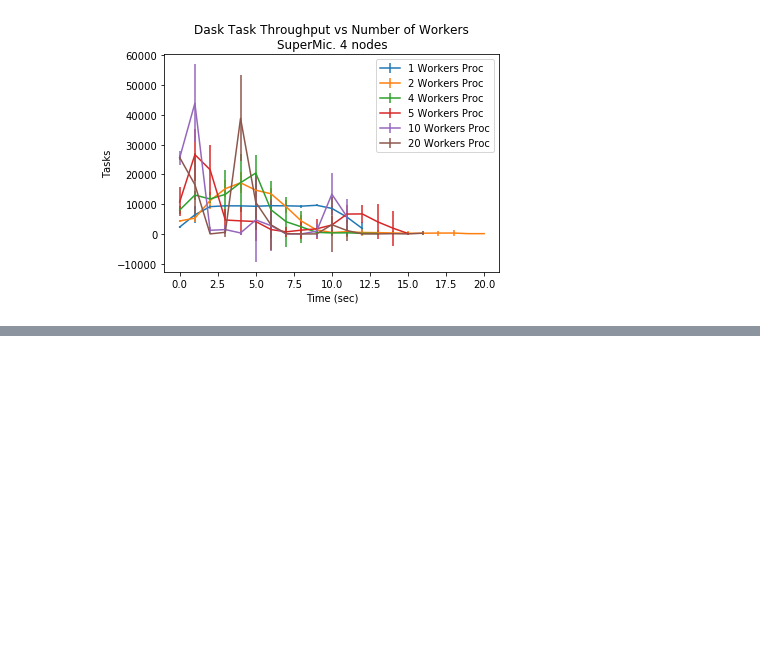
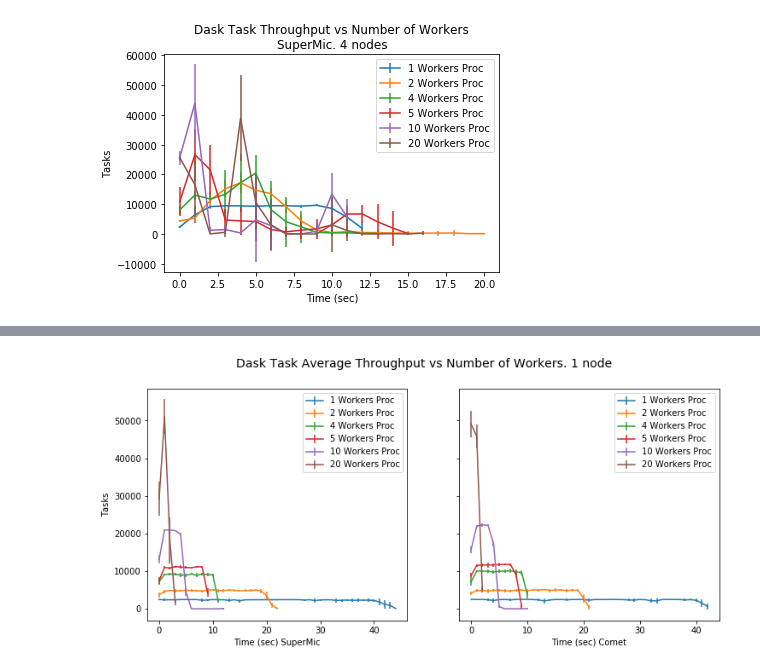
Before and after one commit to radical-experiments/midas_exps, a Jupyter notebook: dask/DaskAnalysisThroughput3.ipynb, the cells around one changed output, grey strips where cells are left out. Saved outputs shown, nothing was run; the diff lists cells and outputs as text; code cells hidden in the pictures; blank space fills up the shorter version.

```diff
--- a/dask/DaskAnalysisThroughput3.ipynb
+++ b/dask/DaskAnalysisThroughput3.ipynb
@@ -461,0 +549,94 @@ plt.legend()
+# %%
+fig,axes = plt.subplots(nrows=1, ncols=2,sharey='row')
+fig.set_size_inches(12,5)
+axes[0].errorbar(range(0,DistHistS_1p_1.shape[1]),DistHistS_1p_1.mean(0),yerr=DistHistS_1p_1.std(0),label='1 Workers Proc')
+axes[0].errorbar(range(0,DistHistS_2p_1.shape[1]),DistHistS_2p_1.mean(0),yerr=DistHistS_2p_1.std(0),label='2 Workers Proc')
+axes[0].errorbar(range(0,DistHistS_4p_1.shape[1]),DistHistS_4p_1.mean(0),yerr=DistHistS_4p_1.std(0),label='4 Workers Proc')
+axes[0].errorbar(range(0,DistHistS_5p_1.shape[1]),DistHistS_5p_1.mean(0),yerr=DistHistS_5p_1.std(0),label='5 Workers Proc')
+axes[0].errorbar(range(0,DistHistS_10p_1.shape[1]),DistHistS_10p_1.mean(0),yerr=DistHistS_10p_1.std(0),label='10 Workers Proc')
+axes[0].errorbar(range(0,DistHistS_20p_1.shape[1]),DistHistS_20p_1.mean(0),yerr=DistHistS_20p_1.std(0),label='20 Workers Proc')
+axes[0].set_xlabel('Time (sec) SuperMic')
+axes[0].set_ylabel('Tasks')
+axes[0].legend()
+axes[1].errorbar(range(0,DistHistC20_1p_1.shape[1]),DistHistC20_1p_1.mean(0),yerr=DistHistC20_1p_1.std(0),label='1 Workers Proc')
+axes[1].errorbar(range(0,DistHistC20_2p_1.shape[1]),DistHistC20_2p_1.mean(0),yerr=DistHistC20_2p_1.std(0),label='2 Workers Proc')
+axes[1].errorbar(range(0,DistHistC20_4p_1.shape[1]),DistHistC20_4p_1.mean(0),yerr=DistHistC20_4p_1.std(0),label='4 Workers Proc')
+axes[1].errorbar(range(0,DistHistC20_5p_1.shape[1]),DistHistC20_5p_1.mean(0),yerr=DistHistC20_5p_1.std(0),label='5 Workers Proc')
+axes[1].errorbar(range(0,DistHistC20_10p_1.shape[1]),DistHistC20_10p_1.mean(0),yerr=DistHistC20_10p_1.std(0),label='10 Workers Proc')
+axes[1].errorbar(range(0,DistHistC20_20p_1.shape[1]),DistHistC20_20p_1.mean(0),yerr=DistHistC20_20p_1.std(0),label='20 Workers Proc')
+axes[1].set_xlabel('Time (sec) Comet')
+axes[1].legend()
+fig.suptitle('Dask Task Average Throughput vs Number of Workers. 1 node',fontsize=14)
+plt.savefig('daskAverThputvsProcsCometSup1node.pdf',dpi=800,bbox_inches='tight')
+plt.savefig('daskAverThputvsProcsCometSup1node.png',dpi=800,bbox_inches='tight')
+
+fig,axes = plt.subplots(nrows=1, ncols=2,sharey='row')
+fig.set_size_inches(12,5)
+axes[0].errorbar(range(0,DistHistS_1p_2.shape[1]),DistHistS_1p_2.mean(0),yerr=DistHistS_1p_2.std(0),label='1 Workers Proc')
+axes[0].errorbar(range(0,DistHistS_2p_2.shape[1]),DistHistS_2p_2.mean(0),yerr=DistHistS_2p_2.std(0),label='2 Workers Proc')
+axes[0].errorbar(range(0,DistHistS_4p_2.shape[1]),DistHistS_4p_2.mean(0),yerr=DistHistS_4p_2.std(0),label='4 Workers Proc')
+axes[0].errorbar(range(0,DistHistS_5p_2.shape[1]),DistHistS_5p_2.mean(0),yerr=DistHistS_5p_2.std(0),label='5 Workers Proc')
+axes[0].errorbar(range(0,DistHistS_10p_2.shape[1]),DistHistS_10p_2.mean(0),yerr=DistHistS_10p_2.std(0),label='10 Workers Proc')
+axes[0].errorbar(range(0,DistHistS_20p_2.shape[1]),DistHistS_20p_2.mean(0),yerr=DistHistS_20p_2.std(0),label='20 Workers Proc')
+axes[0].set_xlabel('Time (sec) SuperMic')
+axes[0].set_ylabel('Tasks')
+axes[0].legend()
+axes[1].errorbar(range(0,DistHistC20_1p_2.shape[1]),DistHistC20_1p_2.mean(0),yerr=DistHistC20_1p_2.std(0),label='1 Workers Proc')
+axes[1].errorbar(range(0,DistHistC20_2p_2.shape[1]),DistHistC20_2p_2.mean(0),yerr=DistHistC20_2p_2.std(0),label='2 Workers Proc')
+axes[1].errorbar(range(0,DistHistC20_4p_2.shape[1]),DistHistC20_4p_2.mean(0),yerr=DistHistC20_4p_2.std(0),label='4 Workers Proc')
+axes[1].errorbar(range(0,DistHistC20_5p_2.shape[1]),DistHistC20_5p_2.mean(0),yerr=DistHistC20_5p_2.std(0),label='5 Workers Proc')
+axes[1].errorbar(range(0,DistHistC20_10p_2.shape[1]),DistHistC20_10p_2.mean(0),yerr=DistHistC20_10p_2.std(0),label='10 Workers Proc')
+axes[1].errorbar(range(0,DistHistC20_20p_2.shape[1]),DistHistC20_20p_2.mean(0),yerr=DistHistC20_20p_2.std(0),label='20 Workers Proc')
+axes[1].set_xlabel('Time (sec) Comet')
+axes[1].legend()
+fig.suptitle('Dask Task Average Throughput vs Number of Workers. 2 nodes',fontsize=14)
+plt.savefig('daskAverThputvsProcsCometSup2nodes.pdf',dpi=800,bbox_inches='tight')
+plt.savefig('daskAverThputvsProcsCometSup2nodes.png',dpi=800,bbox_inches='tight')
+
+fig,axes = plt.subplots(nrows=1, ncols=2,sharey='row')
+fig.set_size_inches(12,5)
+axes[0].errorbar(range(0,DistHistS_1p_3.shape[1]),DistHistS_1p_3.mean(0),yerr=DistHistS_1p_3.std(0),label='1 Workers Proc')
+axes[0].errorbar(range(0,DistHistS_2p_3.shape[1]),DistHistS_2p_3.mean(0),yerr=DistHistS_2p_3.std(0),label='2 Workers Proc')
+axes[0].errorbar(range(0,DistHistS_4p_3.shape[1]),DistHistS_4p_3.mean(0),yerr=DistHistS_4p_3.std(0),label='4 Workers Proc')
+axes[0].errorbar(range(0,DistHistS_5p_3.shape[1]),DistHistS_5p_3.mean(0),yerr=DistHistS_5p_3.std(0),label='5 Workers Proc')
+axes[0].errorbar(range(0,DistHistS_10p_3.shape[1]),DistHistS_10p_3.mean(0),yerr=DistHistS_10p_3.std(0),label='10 Workers Proc')
+axes[0].errorbar(range(0,DistHistS_20p_3.shape[1]),DistHistS_20p_3.mean(0),yerr=DistHistS_20p_3.std(0),label='20 Workers Proc')
+axes[0].set_xlabel('Time (sec) SuperMic')
+axes[0].set_ylabel('Tasks')
+axes[0].legend()
+axes[1].errorbar(range(0,DistHistC20_1p_3.shape[1]),DistHistC20_1p_3.mean(0),yerr=DistHistC20_1p_3.std(0),label='1 Workers Proc')
+axes[1].errorbar(range(0,DistHistC20_2p_3.shape[1]),DistHistC20_2p_3.mean(0),yerr=DistHistC20_2p_3.std(0),label='2 Workers Proc')
+axes[1].errorbar(range(0,DistHistC20_4p_3.shape[1]),DistHistC20_4p_3.mean(0),yerr=DistHistC20_4p_3.std(0),label='4 Workers Proc')
+axes[1].errorbar(range(0,DistHistC20_5p_3.shape[1]),DistHistC20_5p_3.mean(0),yerr=DistHistC20_5p_3.std(0),label='5 Workers Proc')
+axes[1].errorbar(range(0,DistHistC20_10p_3.shape[1]),DistHistC20_10p_3.mean(0),yerr=DistHistC20_10p_3.std(0),label='10 Workers Proc')
+axes[1].errorbar(range(0,DistHistC20_20p_3.shape[1]),DistHistC20_20p_3.mean(0),yerr=DistHistC20_20p_3.std(0),label='20 Workers Proc')
+axes[1].set_xlabel('Time (sec) Comet')
+axes[1].legend()
+fig.suptitle('Dask Task Average Throughput vs Number of Workers. 3 nodes',fontsize=14)
+plt.savefig('daskAverThputvsProcsCometSup3nodes.pdf',dpi=800,bbox_inches='tight')
+plt.savefig('daskAverThputvsProcsCometSup3nodes.png',dpi=800,bbox_inches='tight')
+
+fig,axes = plt.subplots(nrows=1, ncols=2,sharey='row')
+fig.set_size_inches(12,5)
+axes[0].errorbar(range(0,DistHistS_1p_4.shape[1]),DistHistS_1p_4.mean(0),yerr=DistHistS_1p_4.std(0),label='1 Workers Proc')
+axes[0].errorbar(range(0,DistHistS_2p_4.shape[1]),DistHistS_2p_4.mean(0),yerr=DistHistS_2p_4.std(0),label='2 Workers Proc')
+axes[0].errorbar(range(0,DistHistS_4p_4.shape[1]),DistHistS_4p_4.mean(0),yerr=DistHistS_4p_4.std(0),label='4 Workers Proc')
+axes[0].errorbar(range(0,DistHistS_5p_4.shape[1]),DistHistS_5p_4.mean(0),yerr=DistHistS_5p_4.std(0),label='5 Workers Proc')
+axes[0].errorbar(range(0,DistHistS_10p_4.shape[1]),DistHistS_10p_4.mean(0),yerr=DistHistS_10p_4.std(0),label='10 Workers Proc')
+axes[0].errorbar(range(0,DistHistS_20p_4.shape[1]),DistHistS_20p_4.mean(0),yerr=DistHistS_20p_4.std(0),label='20 Workers Proc')
+axes[0].set_xlabel('Time (sec) SuperMic')
+axes[0].set_ylabel('Tasks')
+axes[0].legend()
+axes[1].errorbar(range(0,DistHistC20_1p_4.shape[1]),DistHistC20_1p_4.mean(0),yerr=DistHistC20_1p_4.std(0),label='1 Workers Proc')
+axes[1].errorbar(range(0,DistHistC20_2p_4.shape[1]),DistHistC20_2p_4.mean(0),yerr=DistHistC20_2p_4.std(0),label='2 Workers Proc')
+axes[1].errorbar(range(0,DistHistC20_4p_4.shape[1]),DistHistC20_4p_4.mean(0),yerr=DistHistC20_4p_4.std(0),label='4 Workers Proc')
+axes[1].errorbar(range(0,DistHistC20_5p_4.shape[1]),DistHistC20_5p_4.mean(0),yerr=DistHistC20_5p_4.std(0),label='5 Workers Proc')
+axes[1].errorbar(range(0,DistHistC20_10p_4.shape[1]),DistHistC20_10p_4.mean(0),yerr=DistHistC20_10p_4.std(0),label='10 Workers Proc')
+axes[1].errorbar(range(0,DistHistC20_20p_4.shape[1]),DistHistC20_20p_4.mean(0),yerr=DistHistC20_20p_4.std(0),label='20 Workers Proc')
+axes[1].set_xlabel('Time (sec) Comet')
+axes[1].legend()
+fig.suptitle('Dask Task Average Throughput vs Number of Workers. 4 nodes',fontsize=14)
+plt.savefig('daskAverThputvsProcsCometSup4nodes.pdf',dpi=800,bbox_inches='tight')
+plt.savefig('daskAverThputvsProcsCometSup4nodes.png',dpi=800,bbox_inches='tight')
+# %% [output]
+[figure, added]
```
Also changed, not shown: parts of 15 cells of this notebook, 32 other files.
